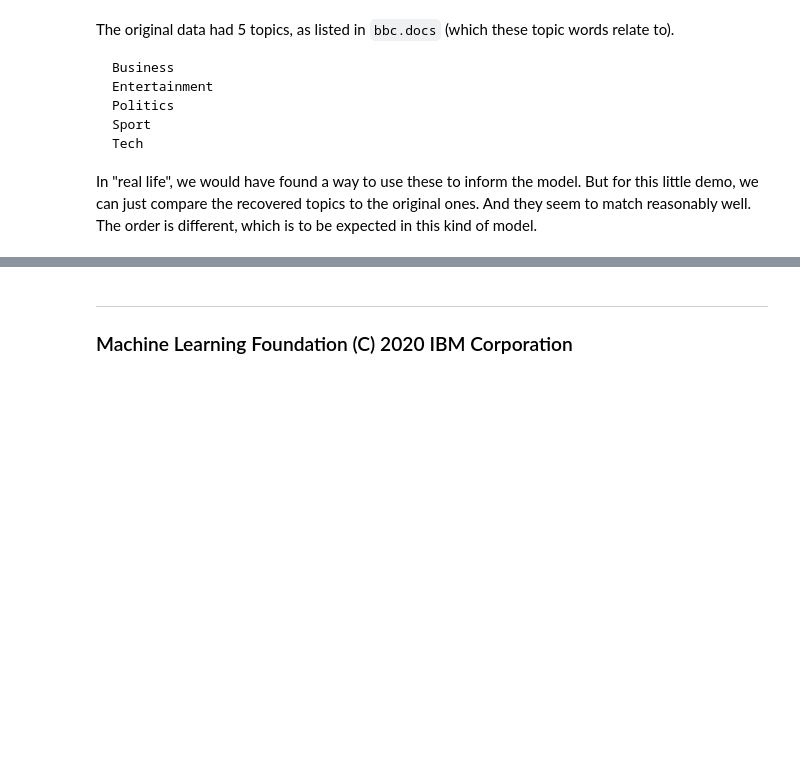
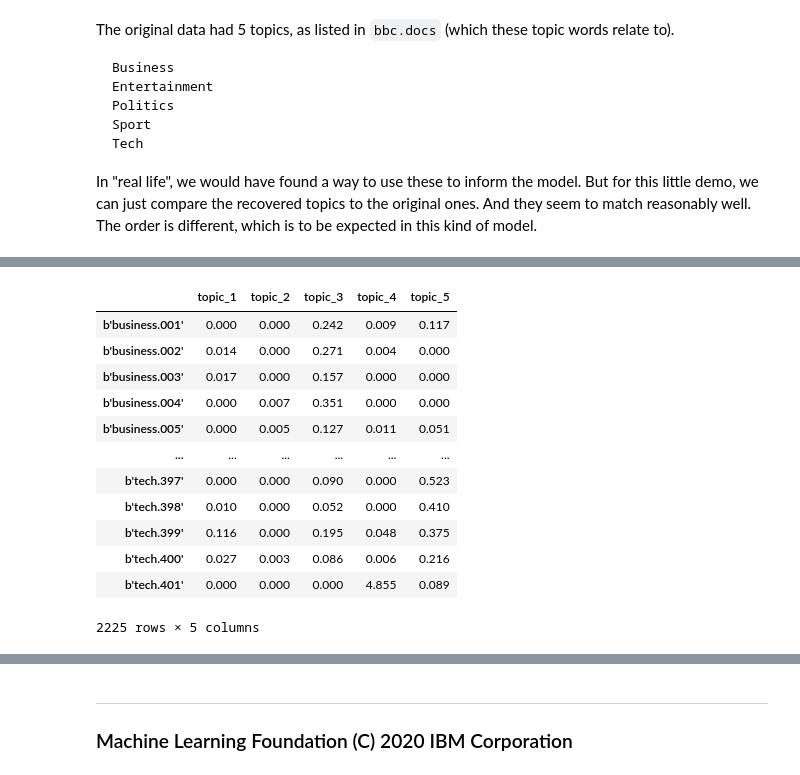
Before and after one commit to tycoi2005/202308_machine_learning_ibm_coursera, a Jupyter notebook: 004ibm-unsupervised-machine-learning/04e_DEMO_nmf.ipynb, the cells around one changed output, grey strips where cells are left out. Saved outputs shown, nothing was run; the diff lists cells and outputs as text; code cells hidden in the pictures; blank space fills up the shorter version.

```diff
--- a/004ibm-unsupervised-machine-learning/04e_DEMO_nmf.ipynb
+++ b/004ibm-unsupervised-machine-learning/04e_DEMO_nmf.ipynb
@@ -171,0 +261,17 @@ doc_content[:8]
+# %%
+topic_doc = pd.DataFrame(arr.T, columns=['topic_1','topic_2','topic_3','topic_4','topic_5'], index=docs)
+topic_doc
+# %% [output]
+|  | topic_1 | topic_2 | topic_3 | topic_4 | topic_5 |
+| b'business.001' | 0.000 | 0.000 | 0.242 | 0.009 | 0.117 |
+| b'business.002' | 0.014 | 0.000 | 0.271 | 0.004 | 0.000 |
+| b'business.003' | 0.017 | 0.000 | 0.157 | 0.000 | 0.000 |
+| b'business.004' | 0.000 | 0.007 | 0.351 | 0.000 | 0.000 |
+| b'business.005' | 0.000 | 0.005 | 0.127 | 0.011 | 0.051 |
+| ... | ... | ... | ... | ... | ... |
+| b'tech.397' | 0.000 | 0.000 | 0.090 | 0.000 | 0.523 |
+| b'tech.398' | 0.010 | 0.000 | 0.052 | 0.000 | 0.410 |
+| b'tech.399' | 0.116 | 0.000 | 0.195 | 0.048 | 0.375 |
+| b'tech.400' | 0.027 | 0.003 | 0.086 | 0.006 | 0.216 |
+| b'tech.401' | 0.000 | 0.000 | 0.000 | 4.855 | 0.089 |
+2225 rows × 5 columns
```
Also changed, not shown: parts of 17 cells of this notebook.
